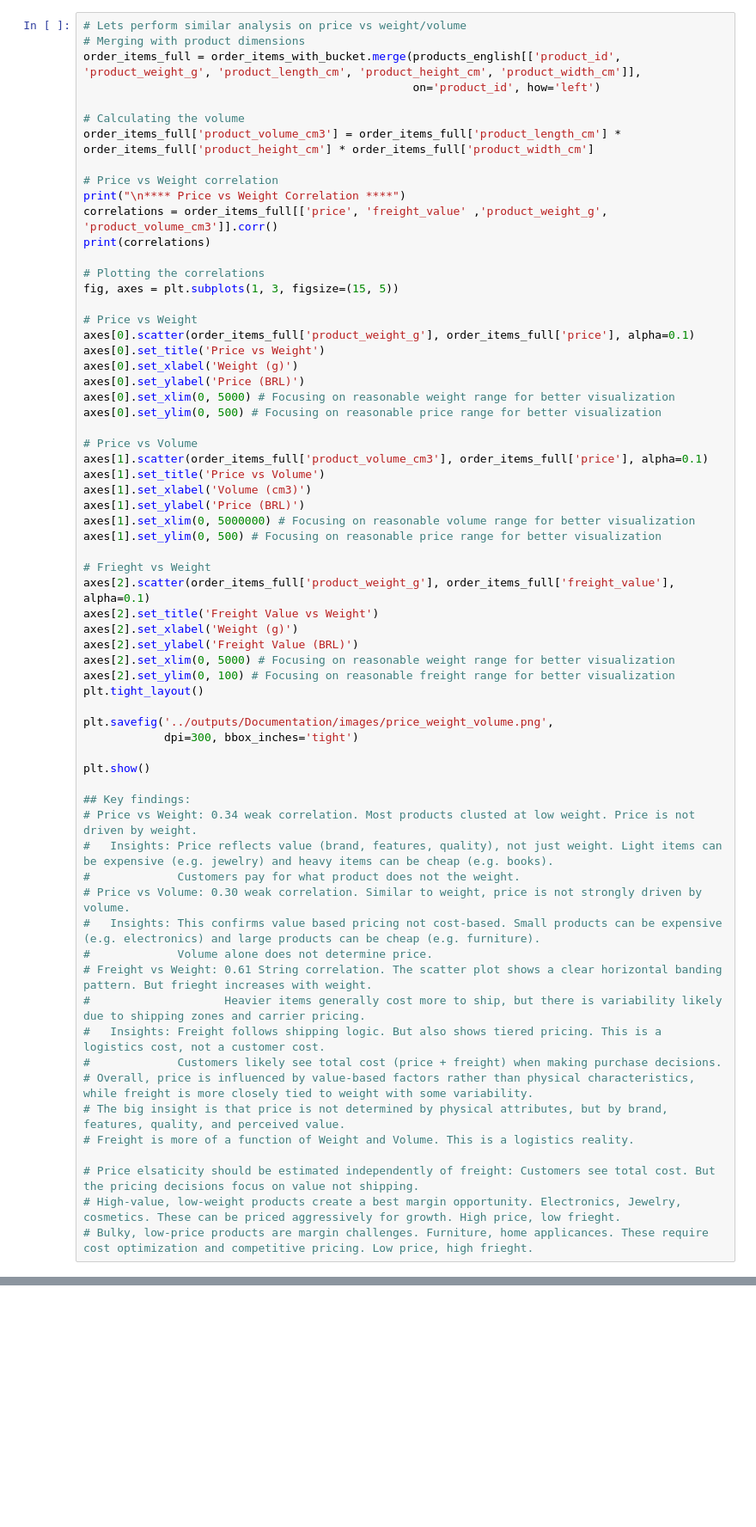
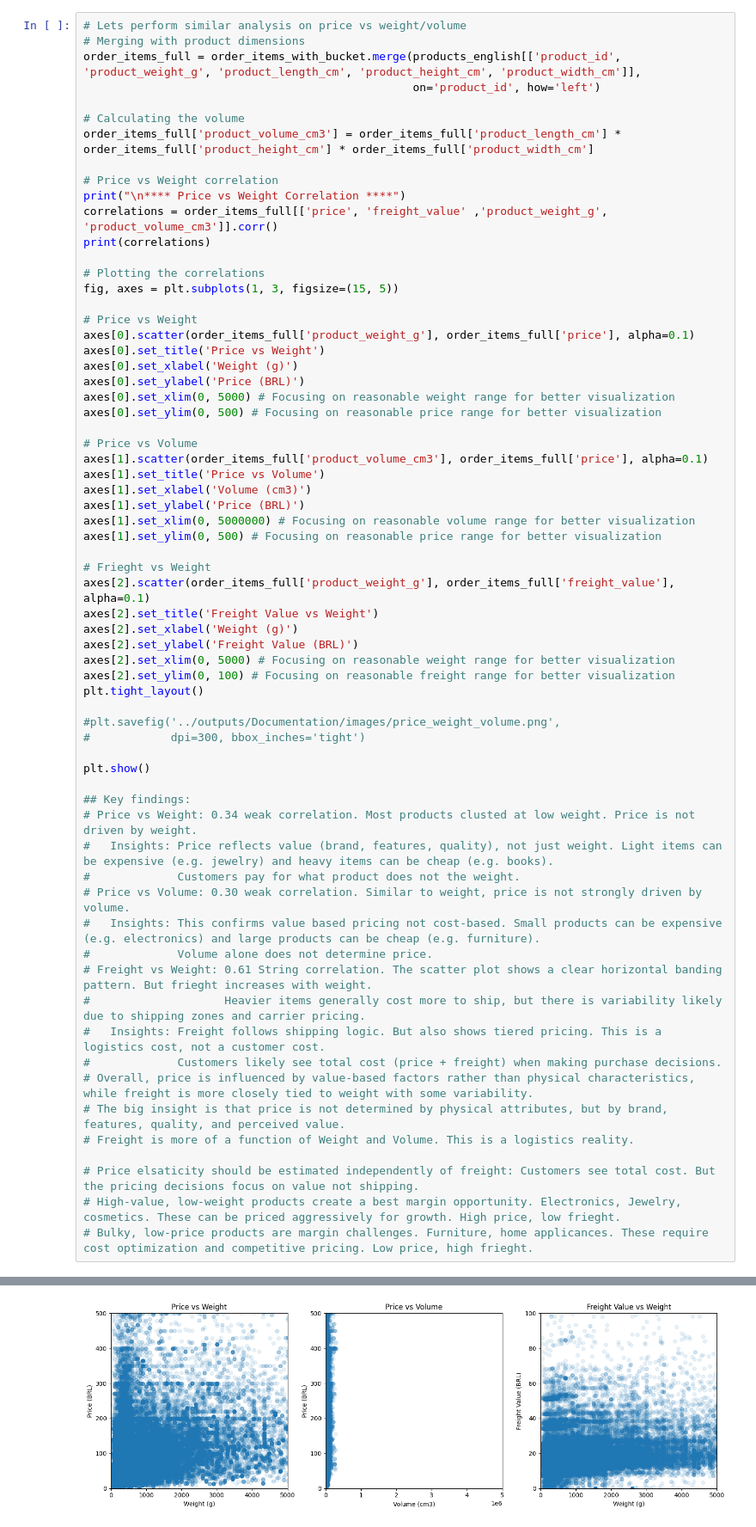
Before and after one commit to DineshPoddaturi/ecommerce-pricing-transformation, a Jupyter notebook: notebooks/01_data_exploration_business_context.ipynb, the cells around one changed output, grey strips where cells are left out. Shown at 86% size. Saved outputs shown, nothing was run; the diff lists cells and outputs as text; blank space fills up the shorter version.

```diff
--- a/notebooks/01_data_exploration_business_context.ipynb
+++ b/notebooks/01_data_exploration_business_context.ipynb
@@ -358,8 +505,8 @@ axes[2].set_xlim(0, 5000) # Focusing on reasonable weight range for better visua
 axes[2].set_ylim(0, 100) # Focusing on reasonable freight range for better visualization
 plt.tight_layout()
 
-plt.savefig('../outputs/Documentation/images/price_weight_volume.png',
-            dpi=300, bbox_inches='tight')
+#plt.savefig('../outputs/Documentation/images/price_weight_volume.png',
+#            dpi=300, bbox_inches='tight')
 
 plt.show()
 
@@ -381,3 +528,4 @@ plt.show()
 # Price elsaticity should be estimated independently of freight: Customers see total cost. But the pricing decisions focus on value not shipping.
 # High-value, low-weight products create a best margin opportunity. Electronics, Jewelry, cosmetics. These can be priced aggressively for growth. High price, low frieght.
 # Bulky, low-price products are margin challenges. Furniture, home applicances. These require cost optimization and competitive pricing. Low price, high frieght.
+# %% [output]
@@ -384,3 +544,4 @@ plt.show()
+[figure, added]
 # %%
 # Correlations by bucket
 print("\n**** Correlations by Bucket ****")
```
Also changed, not shown: parts of 25 cells of this notebook, 1 other file.
